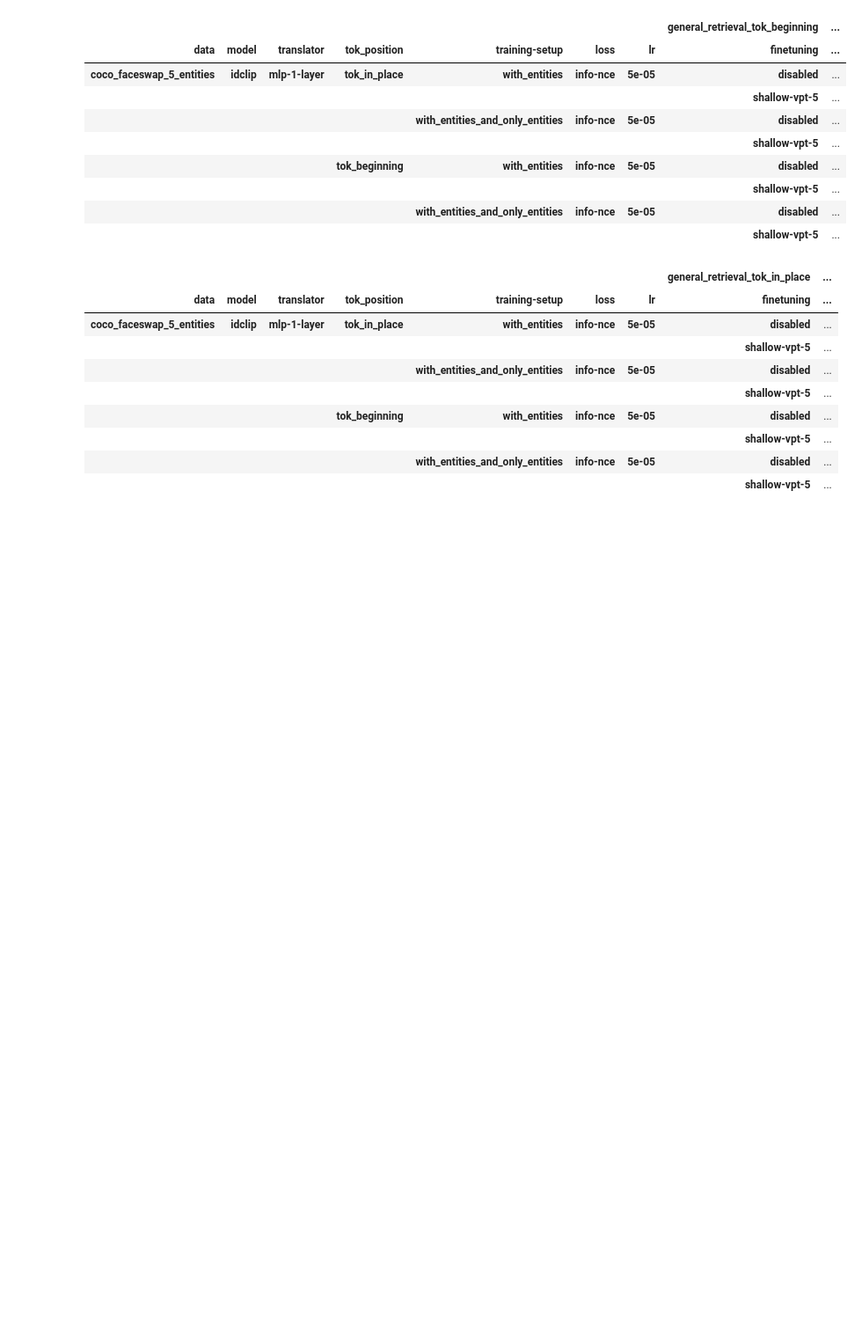
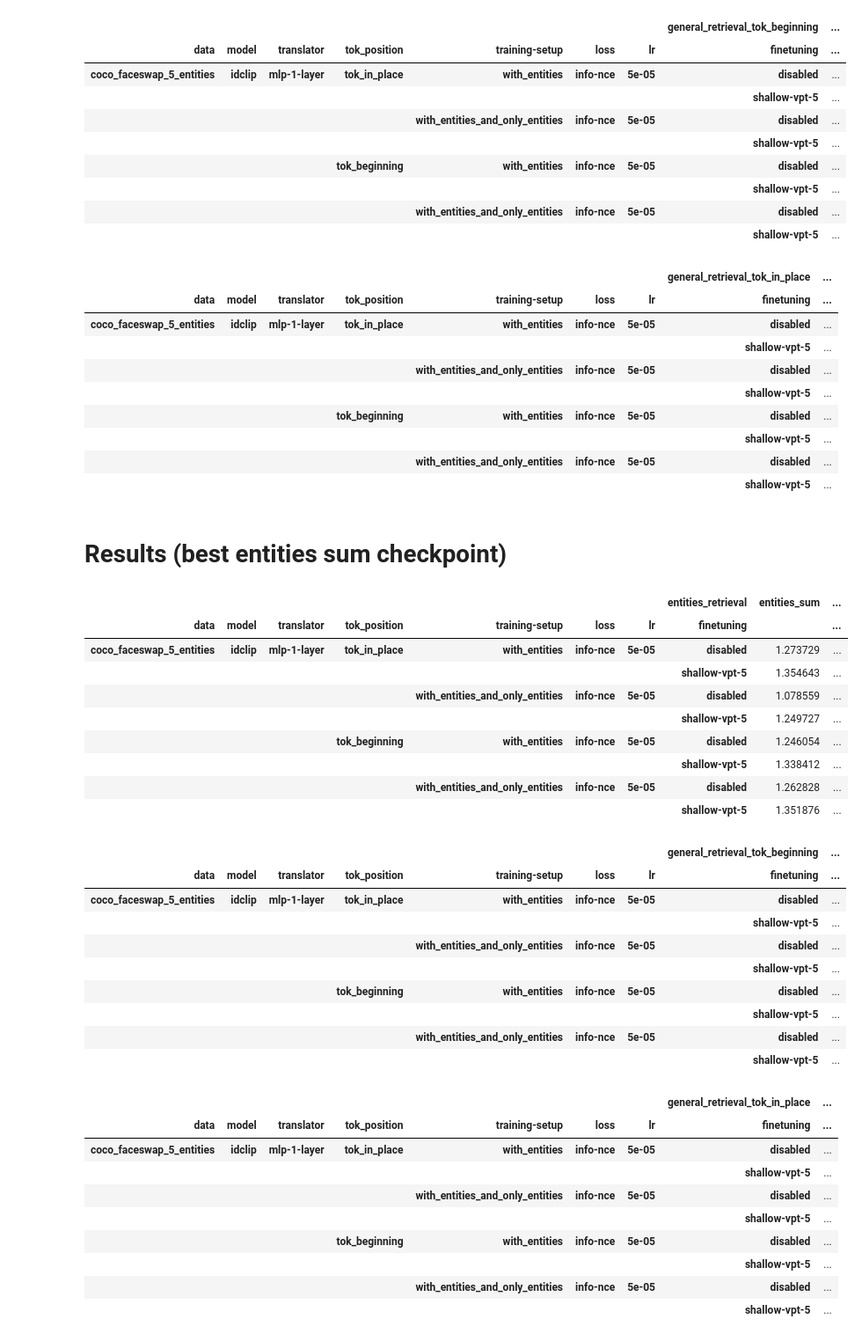
Before and after one commit to mesnico/IdCLIP, a Jupyter notebook: show.ipynb, the cells around one changed output. Shown at 88% size. Cells and saved outputs as stored; diff of their text form; code cells hidden in the pictures; blank space fills up the shorter version.

```diff
--- a/show.ipynb
+++ b/show.ipynb
@@ -183,3 +182,48 @@ for k in metrics:
 |  |  |  |  |  |  |  | shallow-vpt-5 | ... |
 |  |  |  |  | with_entities_and_only_entities | info-nce | 5e-05 | disabled | ... |
 |  |  |  |  |  |  |  | shallow-vpt-5 | ... |
+# %% [markdown]
+# Results (best entities sum checkpoint)
+# %%
+# collect all data on kit
+ROOT = "runs"
+
+metrics = collect_all(ROOT, 'best-entities-sum')
+metrics = summarize_metrics(
+    metrics,
+    # tok_position=["tok_beginning"],
+    )
+
+for k in metrics:
+    display(metrics[k])
+# %% [output]
+|  |  |  |  |  |  |  | entities_retrieval | entities_sum | ... |
+| data | model | translator | tok_position | training-setup | loss | lr | finetuning |  | ... |
+| coco_faceswap_5_entities | idclip | mlp-1-layer | tok_in_place | with_entities | info-nce | 5e-05 | disabled | 1.273729 | ... |
+|  |  |  |  |  |  |  | shallow-vpt-5 | 1.354643 | ... |
+|  |  |  |  | with_entities_and_only_entities | info-nce | 5e-05 | disabled | 1.078559 | ... |
+|  |  |  |  |  |  |  | shallow-vpt-5 | 1.249727 | ... |
+|  |  |  | tok_beginning | with_entities | info-nce | 5e-05 | disabled | 1.246054 | ... |
+|  |  |  |  |  |  |  | shallow-vpt-5 | 1.338412 | ... |
+|  |  |  |  | with_entities_and_only_entities | info-nce | 5e-05 | disabled | 1.262828 | ... |
+|  |  |  |  |  |  |  | shallow-vpt-5 | 1.351876 | ... |
+|  |  |  |  |  |  |  | general_retrieval_tok_beginning | ... |
+| data | model | translator | tok_position | training-setup | loss | lr | finetuning | ... |
+| coco_faceswap_5_entities | idclip | mlp-1-layer | tok_in_place | with_entities | info-nce | 5e-05 | disabled | ... |
+|  |  |  |  |  |  |  | shallow-vpt-5 | ... |
+|  |  |  |  | with_entities_and_only_entities | info-nce | 5e-05 | disabled | ... |
+|  |  |  |  |  |  |  | shallow-vpt-5 | ... |
+|  |  |  | tok_beginning | with_entities | info-nce | 5e-05 | disabled | ... |
+|  |  |  |  |  |  |  | shallow-vpt-5 | ... |
+|  |  |  |  | with_entities_and_only_entities | info-nce | 5e-05 | disabled | ... |
+|  |  |  |  |  |  |  | shallow-vpt-5 | ... |
+|  |  |  |  |  |  |  | general_retrieval_tok_in_place | ... |
+| data | model | translator | tok_position | training-setup | loss | lr | finetuning | ... |
+| coco_faceswap_5_entities | idclip | mlp-1-layer | tok_in_place | with_entities | info-nce | 5e-05 | disabled | ... |
+|  |  |  |  |  |  |  | shallow-vpt-5 | ... |
+|  |  |  |  | with_entities_and_only_entities | info-nce | 5e-05 | disabled | ... |
+|  |  |  |  |  |  |  | shallow-vpt-5 | ... |
+|  |  |  | tok_beginning | with_entities | info-nce | 5e-05 | disabled | ... |
+|  |  |  |  |  |  |  | shallow-vpt-5 | ... |
+|  |  |  |  | with_entities_and_only_entities | info-nce | 5e-05 | disabled | ... |
+|  |  |  |  |  |  |  | shallow-vpt-5 | ... |
```
Also changed, not shown: parts of 1 cell of this notebook, 4 other files.
